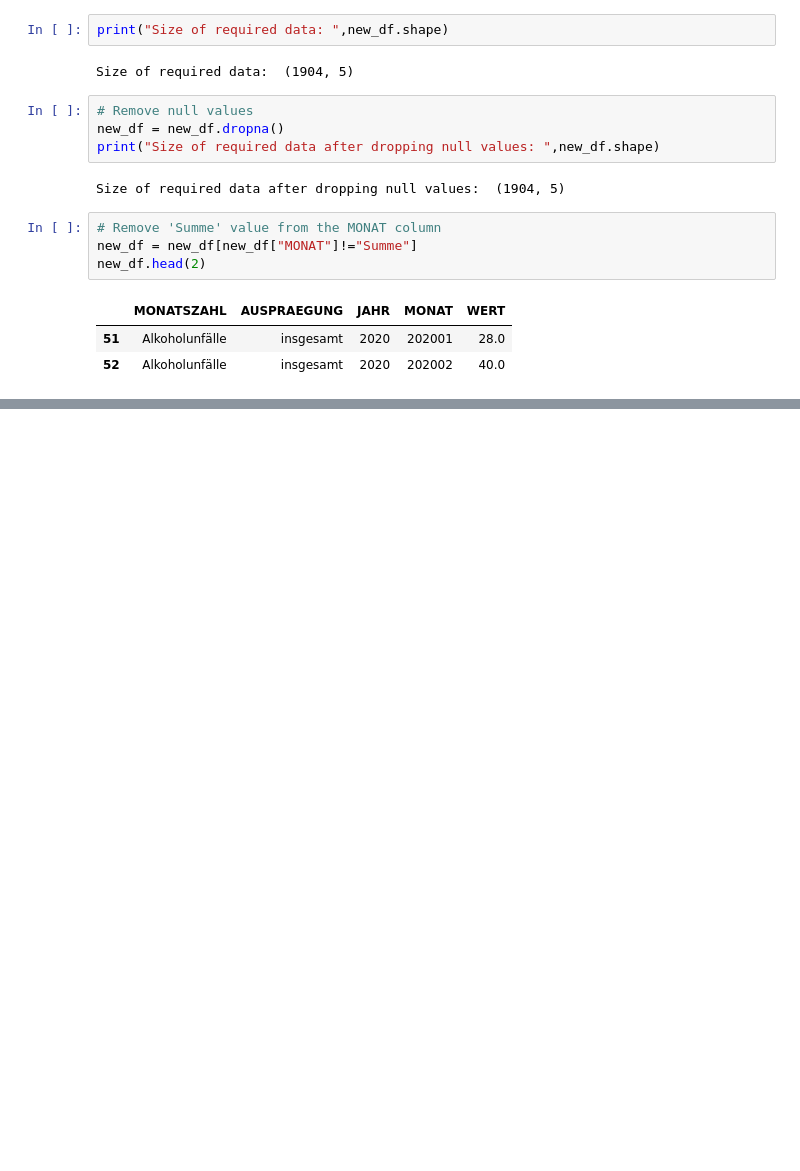
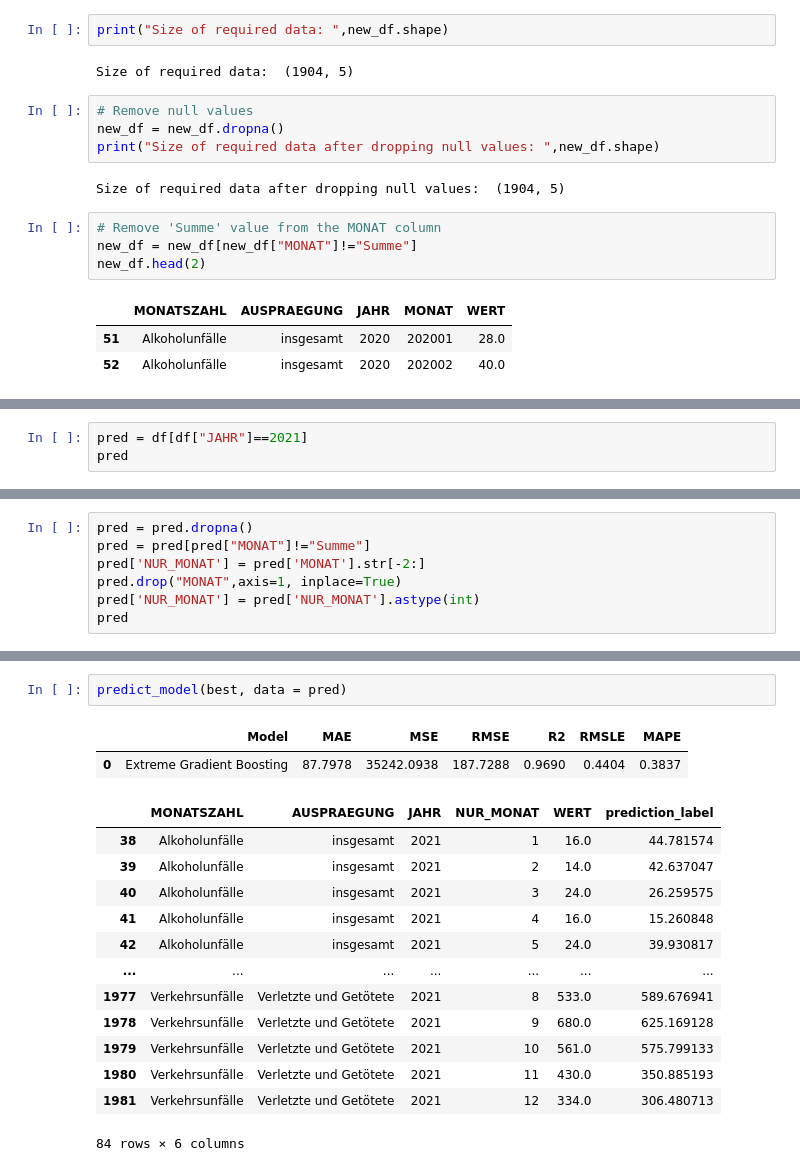
Before and after one commit to sreehari59/NxtGen_AcciVision, a Jupyter notebook: DPS_Task.ipynb, the cells around one changed output, grey strips where cells are left out. Drawn from its saved outputs; the diff is of its cells as text; blank space fills up the shorter version.

```diff
--- a/DPS_Task.ipynb
+++ b/DPS_Task.ipynb
@@ -192,0 +326,3 @@ from pycaret.classification import *
+# %%
+pred = df[df["JAHR"]==2021]
+pred
@@ -192,0 +343,7 @@ from pycaret.classification import *
+# %%
+pred = pred.dropna()
+pred = pred[pred["MONAT"]!="Summe"]
+pred['NUR_MONAT'] = pred['MONAT'].str[-2:]
+pred.drop("MONAT",axis=1, inplace=True)
+pred['NUR_MONAT'] = pred['NUR_MONAT'].astype(int)
+pred
@@ -192,0 +364,18 @@ from pycaret.classification import *
+# %%
+predict_model(best, data = pred)
+# %% [output]
+|  | Model | MAE | MSE | RMSE | R2 | RMSLE | MAPE |
+| 0 | Extreme Gradient Boosting | 87.7978 | 35242.0938 | 187.7288 | 0.9690 | 0.4404 | 0.3837 |
+|  | MONATSZAHL | AUSPRAEGUNG | JAHR | NUR_MONAT | WERT | prediction_label |
+| 38 | Alkoholunfälle | insgesamt | 2021 | 1 | 16.0 | 44.781574 |
+| 39 | Alkoholunfälle | insgesamt | 2021 | 2 | 14.0 | 42.637047 |
+| 40 | Alkoholunfälle | insgesamt | 2021 | 3 | 24.0 | 26.259575 |
+| 41 | Alkoholunfälle | insgesamt | 2021 | 4 | 16.0 | 15.260848 |
+| 42 | Alkoholunfälle | insgesamt | 2021 | 5 | 24.0 | 39.930817 |
+| ... | ... | ... | ... | ... | ... | ... |
+| 1977 | Verkehrsunfälle | Verletzte und Getötete | 2021 | 8 | 533.0 | 589.676941 |
+| 1978 | Verkehrsunfälle | Verletzte und Getötete | 2021 | 9 | 680.0 | 625.169128 |
+| 1979 | Verkehrsunfälle | Verletzte und Getötete | 2021 | 10 | 561.0 | 575.799133 |
+| 1980 | Verkehrsunfälle | Verletzte und Getötete | 2021 | 11 | 430.0 | 350.885193 |
+| 1981 | Verkehrsunfälle | Verletzte und Getötete | 2021 | 12 | 334.0 | 306.480713 |
+84 rows × 6 columns
```
Also changed, not shown: parts of 54 cells of this notebook.
